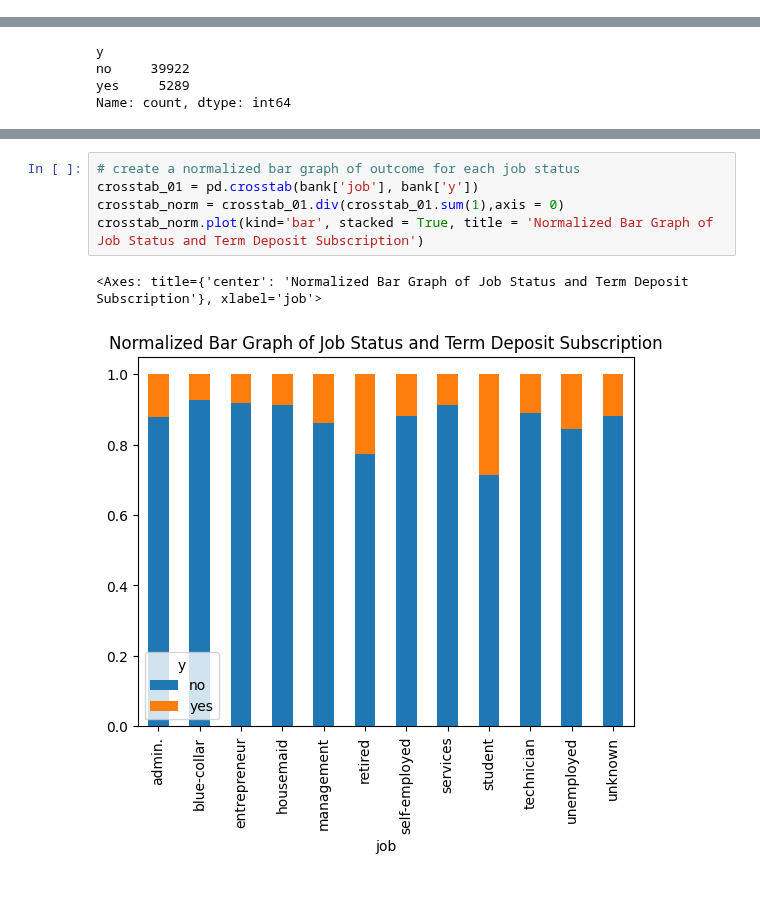
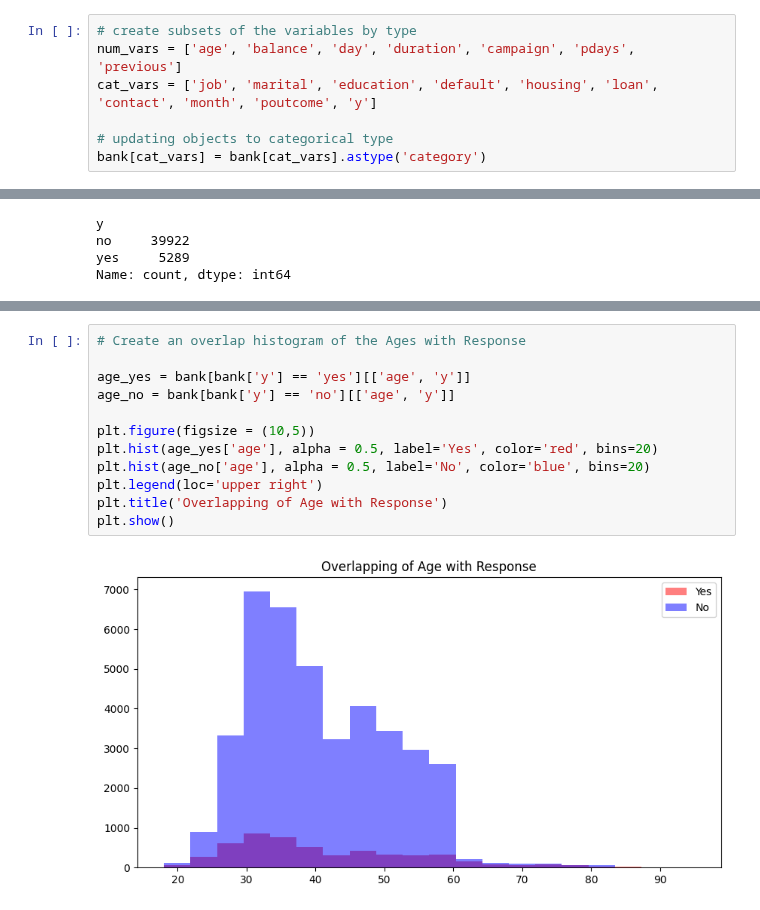
Before and after one commit to CalebMcCurdy/Bank-Term-Deposit-Predictions, a Jupyter notebook: Final Project.ipynb, the cells around one changed output, grey strips where cells are left out. Drawn from its saved outputs; the diff is of its cells as text.

```diff
--- a/Final Project.ipynb
+++ b/Final Project.ipynb
@@ -58,3 +58,10 @@ Data columns (total 17 columns):
  16  y          45211 non-null  object
 dtypes: int64(7), object(10)
 memory usage: 5.9+ MB
+# %%
+# create subsets of the variables by type
+num_vars = ['age', 'balance', 'day', 'duration', 'campaign', 'pdays', 'previous']
+cat_vars = ['job', 'marital', 'education', 'default', 'housing', 'loan', 'contact', 'month', 'poutcome', 'y']
+
+# updating objects to categorical type
+bank[cat_vars] = bank[cat_vars].astype('category')
@@ -84,8 +122,14 @@ plt.show()
-# %%
-# create a normalized bar graph of outcome for each job status
-crosstab_01 = pd.crosstab(bank['job'], bank['y'])
-crosstab_norm = crosstab_01.div(crosstab_01.sum(1),axis = 0)
-crosstab_norm.plot(kind='bar', stacked = True, title = 'Normalized Bar Graph of Job Status and Term Deposit Subscription')
-# %% [output]
-<Axes: title={'center': 'Normalized Bar Graph of Job Status and Term Deposit Subscription'}, xlabel='job'>
-[figure, removed]
+# %%
+# Create an overlap histogram of the Ages with Response
+
+age_yes = bank[bank['y'] == 'yes'][['age', 'y']]
+age_no = bank[bank['y'] == 'no'][['age', 'y']]
+
+plt.figure(figsize = (10,5))
+plt.hist(age_yes['age'], alpha = 0.5, label='Yes', color='red', bins=20)
+plt.hist(age_no['age'], alpha = 0.5, label='No', color='blue', bins=20)
+plt.legend(loc='upper right')
+plt.title('Overlapping of Age with Response')
+plt.show()
+# %% [output]
+[figure, added]
```
Also changed, not shown: parts of 6 cells of this notebook.
